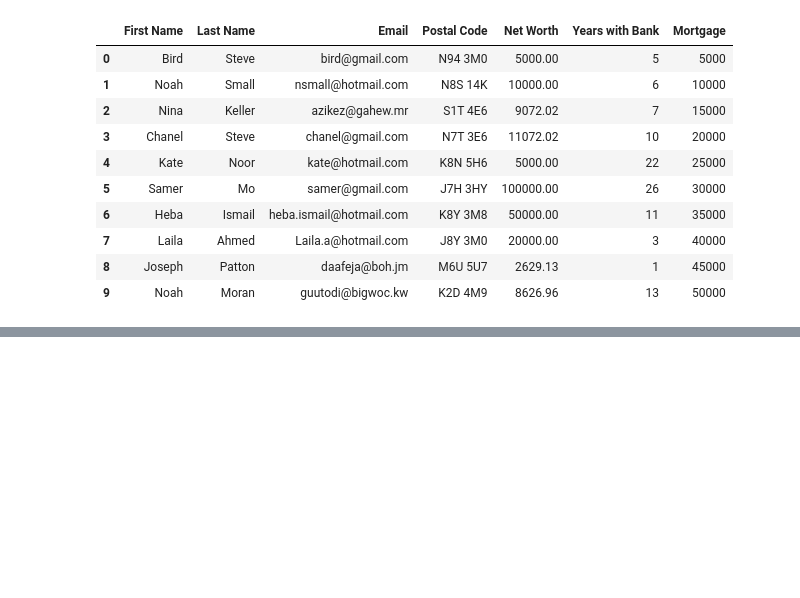
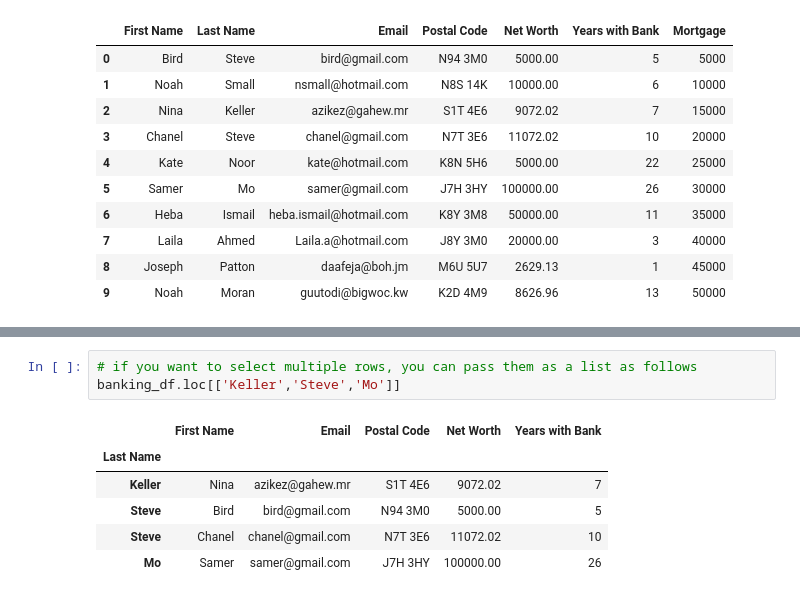
Before and after one commit to niharraju4/Data_Cleaning-Pandas, a Jupyter notebook: Pandas_Series/pandasDataframe.ipynb, the cells around one changed output, grey strips where cells are left out. Drawn from its saved outputs; the diff is of its cells as text; blank space fills up the shorter version.

```diff
--- a/Pandas_Series/pandasDataframe.ipynb
+++ b/Pandas_Series/pandasDataframe.ipynb
@@ -517,0 +602,10 @@ banking_df
+# %%
+# if you want to select multiple rows, you can pass them as a list as follows
+banking_df.loc[['Keller','Steve','Mo']]
+# %% [output]
+|  | First Name | Email | Postal Code | Net Worth | Years with Bank |
+| Last Name |  |  |  |  |  |
+| Keller | Nina | azikez@gahew.mr | S1T 4E6 | 9072.02 | 7 |
+| Steve | Bird | bird@gmail.com | N94 3M0 | 5000.00 | 5 |
+| Steve | Chanel | chanel@gmail.com | N7T 3E6 | 11072.02 | 10 |
+| Mo | Samer | samer@gmail.com | J7H 3HY | 100000.00 | 26 |
```
Also changed, not shown: parts of 13 cells of this notebook.
